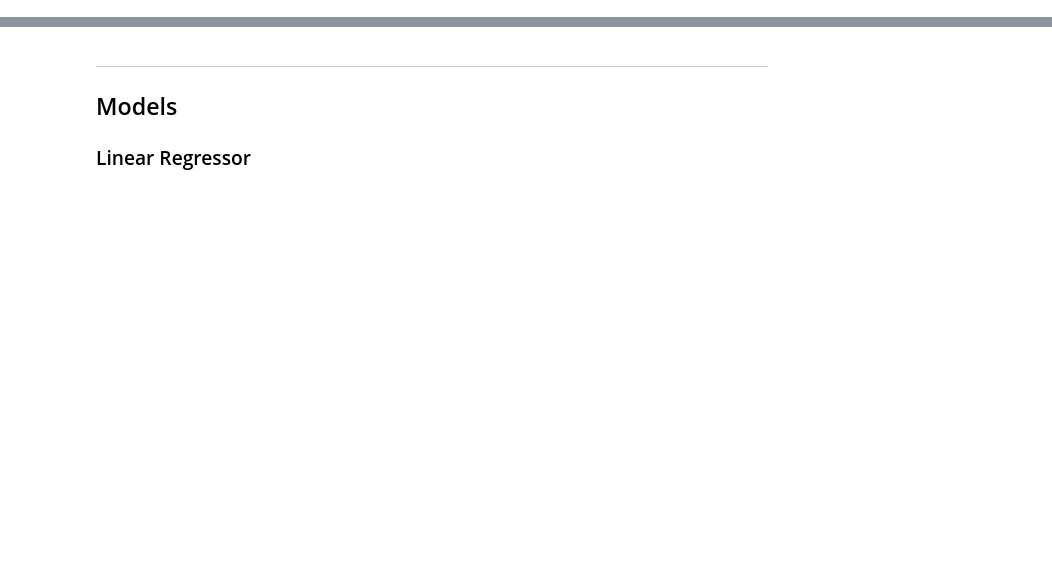
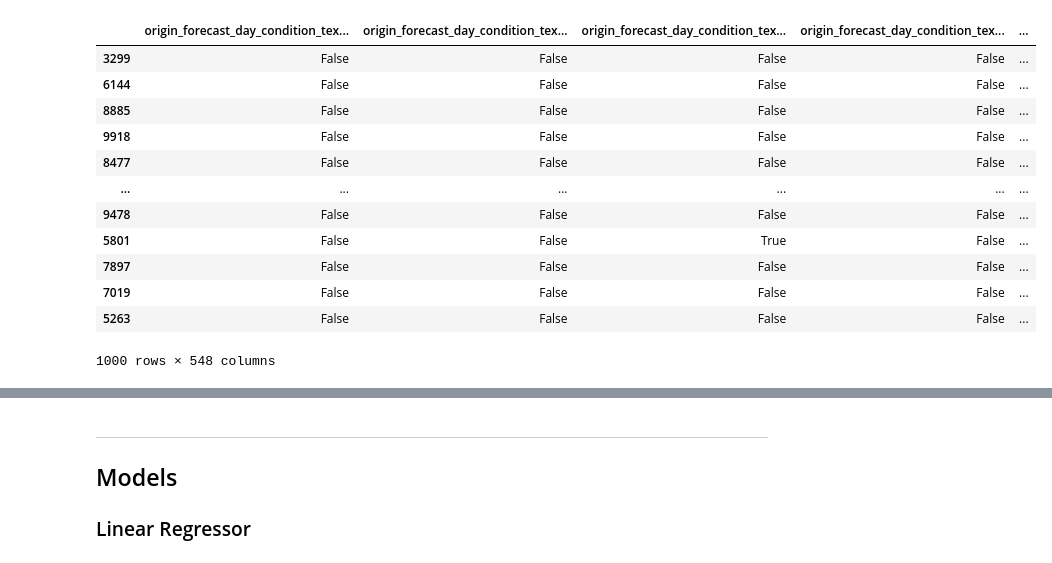
Before and after one commit to Brenmull12/ML4UVA-Flight-Delay-Analysis, a Jupyter notebook: ML4UVA.ipynb, the cells around one changed output, grey strips where cells are left out. Drawn from its saved outputs; the diff is of its cells as text; code cells hidden in the pictures; blank space fills up the shorter version.

```diff
--- a/ML4UVA.ipynb
+++ b/ML4UVA.ipynb
@@ -342 +350,17 @@ Creates training labels for the amount of delay in minutes and a boolean delay s
+# %%
+validation.head(1000)
+# %% [output]
+|  | origin_forecast_day_condition_tex... | origin_forecast_day_condition_tex... | origin_forecast_day_condition_tex... | origin_forecast_day_condition_tex... | ... |
+| 3299 | False | False | False | False | ... |
+| 6144 | False | False | False | False | ... |
+| 8885 | False | False | False | False | ... |
+| 9918 | False | False | False | False | ... |
+| 8477 | False | False | False | False | ... |
+| ... | ... | ... | ... | ... | ... |
+| 9478 | False | False | False | False | ... |
+| 5801 | False | False | True | False | ... |
+| 7897 | False | False | False | False | ... |
+| 7019 | False | False | False | False | ... |
+| 5263 | False | False | False | False | ... |
+1000 rows × 548 columns
 # %%
```
Also changed, not shown: parts of 21 cells of this notebook.
